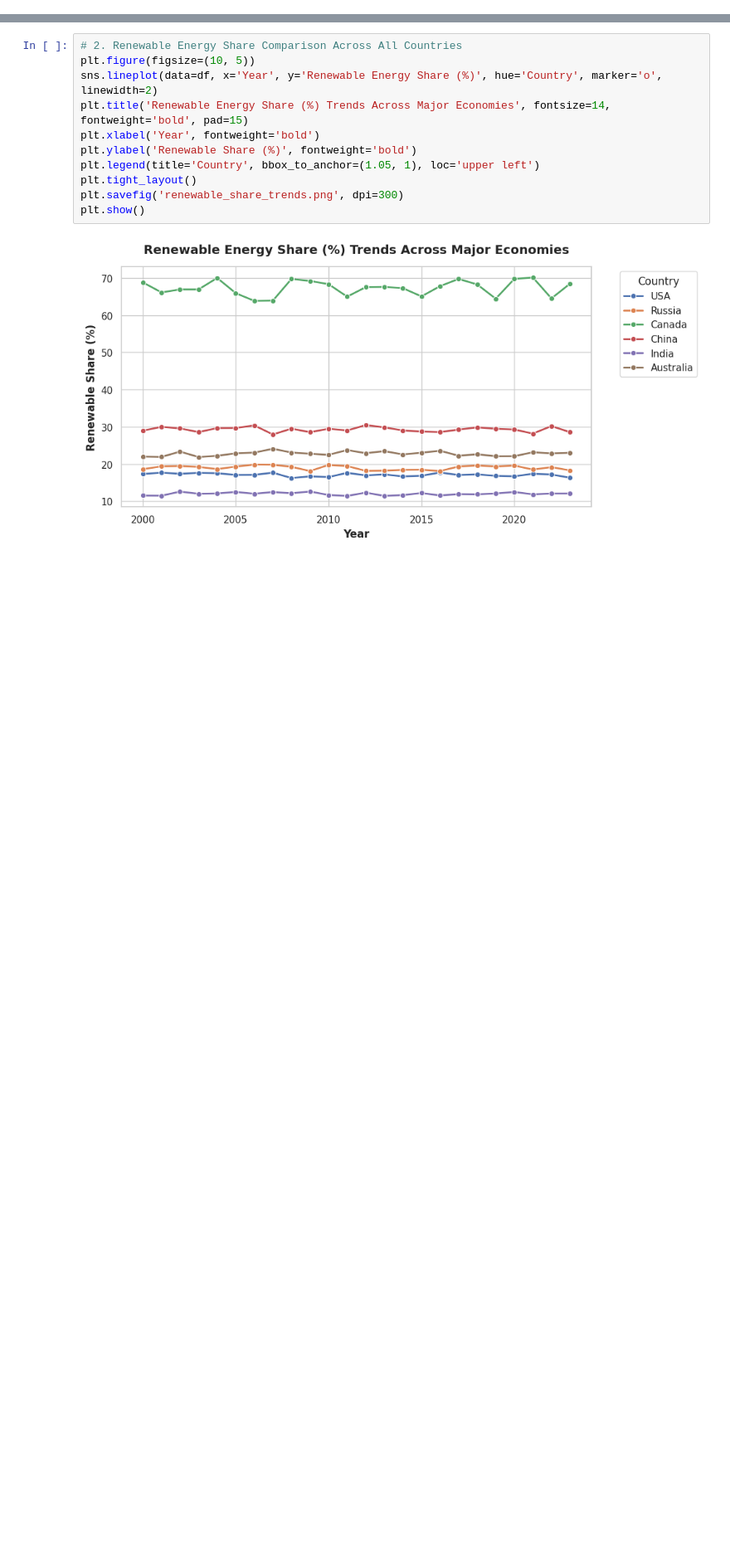
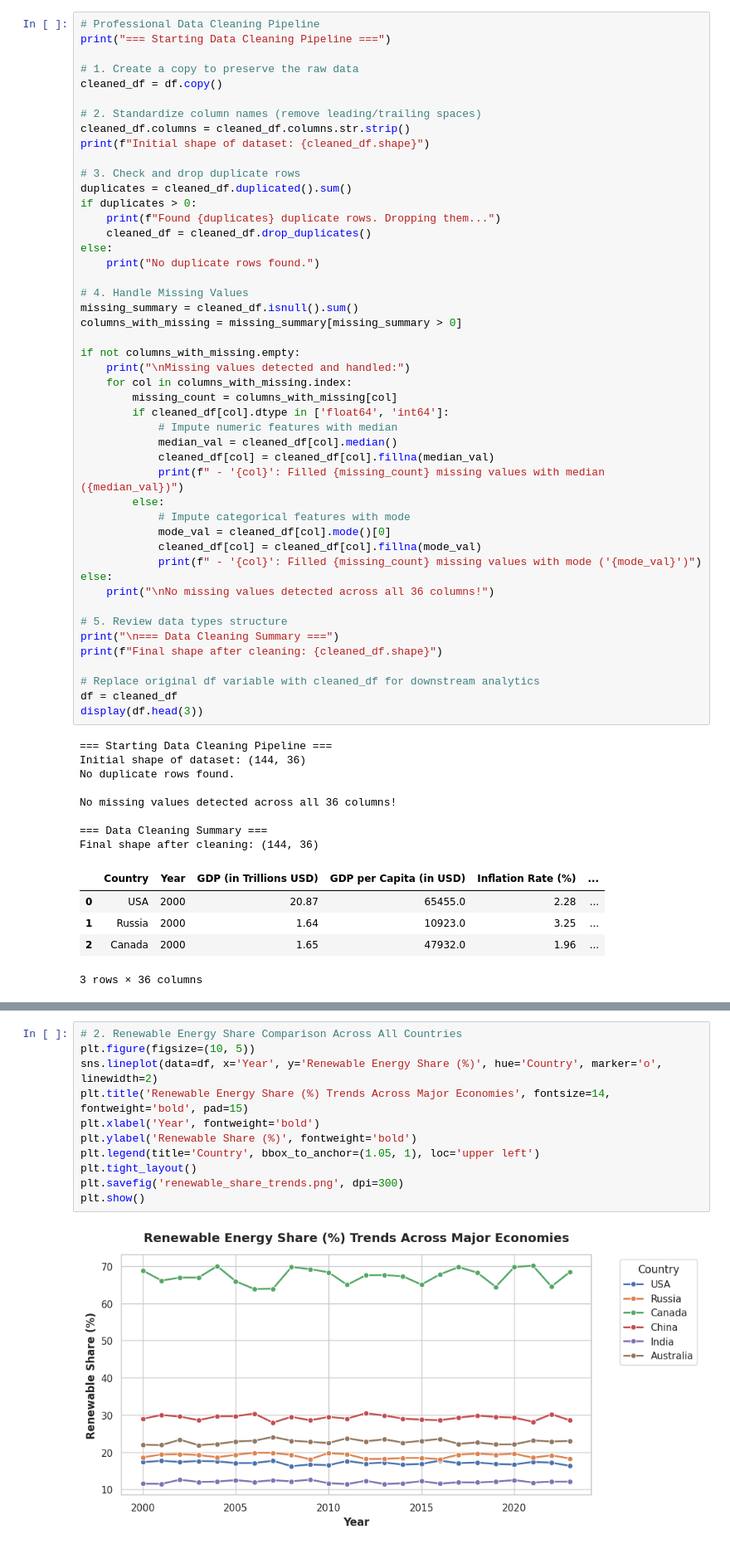
Before and after one commit to sitiekbal/CapstnPro_Econ.Analysis, a Jupyter notebook: Capstone_Project_Economic_Analysis.ipynb, the cells around one changed output, grey strips where cells are left out. Shown at 83% size. Saved outputs shown, nothing was run; the diff lists cells and outputs as text; blank space fills up the shorter version.

```diff
--- a/Capstone_Project_Economic_Analysis.ipynb
+++ b/Capstone_Project_Economic_Analysis.ipynb
@@ -2,0 +55,61 @@
+# %%
+# Professional Data Cleaning Pipeline
+print("=== Starting Data Cleaning Pipeline ===")
+
+# 1. Create a copy to preserve the raw data
+cleaned_df = df.copy()
+
+# 2. Standardize column names (remove leading/trailing spaces)
+cleaned_df.columns = cleaned_df.columns.str.strip()
+print(f"Initial shape of dataset: {cleaned_df.shape}")
+
+# 3. Check and drop duplicate rows
+duplicates = cleaned_df.duplicated().sum()
+if duplicates > 0:
+    print(f"Found {duplicates} duplicate rows. Dropping them...")
+    cleaned_df = cleaned_df.drop_duplicates()
+else:
+    print("No duplicate rows found.")
+
+# 4. Handle Missing Values
+missing_summary = cleaned_df.isnull().sum()
+columns_with_missing = missing_summary[missing_summary > 0]
+
+if not columns_with_missing.empty:
+    print("\nMissing values detected and handled:")
+    for col in columns_with_missing.index:
+        missing_count = columns_with_missing[col]
+        if cleaned_df[col].dtype in ['float64', 'int64']:
+            # Impute numeric features with median
+            median_val = cleaned_df[col].median()
+            cleaned_df[col] = cleaned_df[col].fillna(median_val)
+            print(f" - '{col}': Filled {missing_count} missing values with median ({median_val})")
+        else:
+            # Impute categorical features with mode
+            mode_val = cleaned_df[col].mode()[0]
+            cleaned_df[col] = cleaned_df[col].fillna(mode_val)
+            print(f" - '{col}': Filled {missing_count} missing values with mode ('{mode_val}')")
+else:
+    print("\nNo missing values detected across all 36 columns!")
+
+# 5. Review data types structure
+print("\n=== Data Cleaning Summary ===")
+print(f"Final shape after cleaning: {cleaned_df.shape}")
+
+# Replace original df variable with cleaned_df for downstream analytics
+df = cleaned_df
+display(df.head(3))
+# %% [output]
+=== Starting Data Cleaning Pipeline ===
+Initial shape of dataset: (144, 36)
+No duplicate rows found.
+
+No missing values detected across all 36 columns!
+
+=== Data Cleaning Summary ===
+Final shape after cleaning: (144, 36)
+|  | Country | Year | GDP (in Trillions USD) | GDP per Capita (in USD) | Inflation Rate (%) | ... |
+| 0 | USA | 2000 | 20.87 | 65455.0 | 2.28 | ... |
+| 1 | Russia | 2000 | 1.64 | 10923.0 | 3.25 | ... |
+| 2 | Canada | 2000 | 1.65 | 47932.0 | 1.96 | ... |
+3 rows × 36 columns
```
Also changed, not shown: parts of 13 cells of this notebook.
